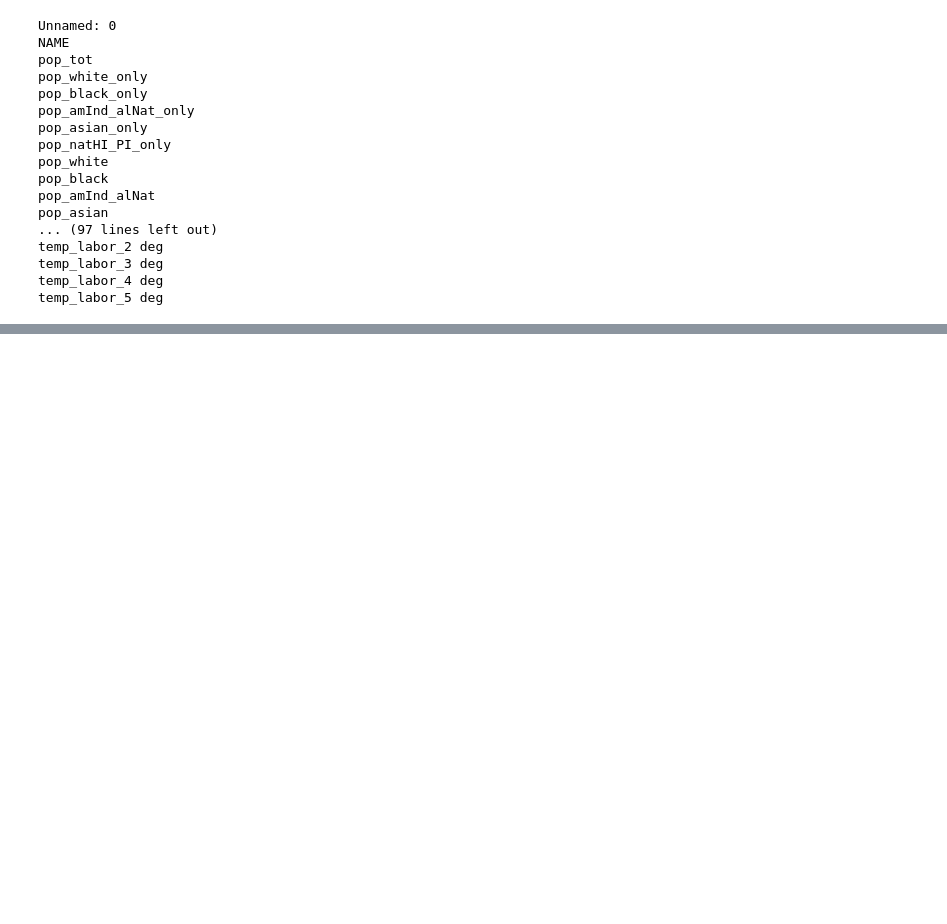
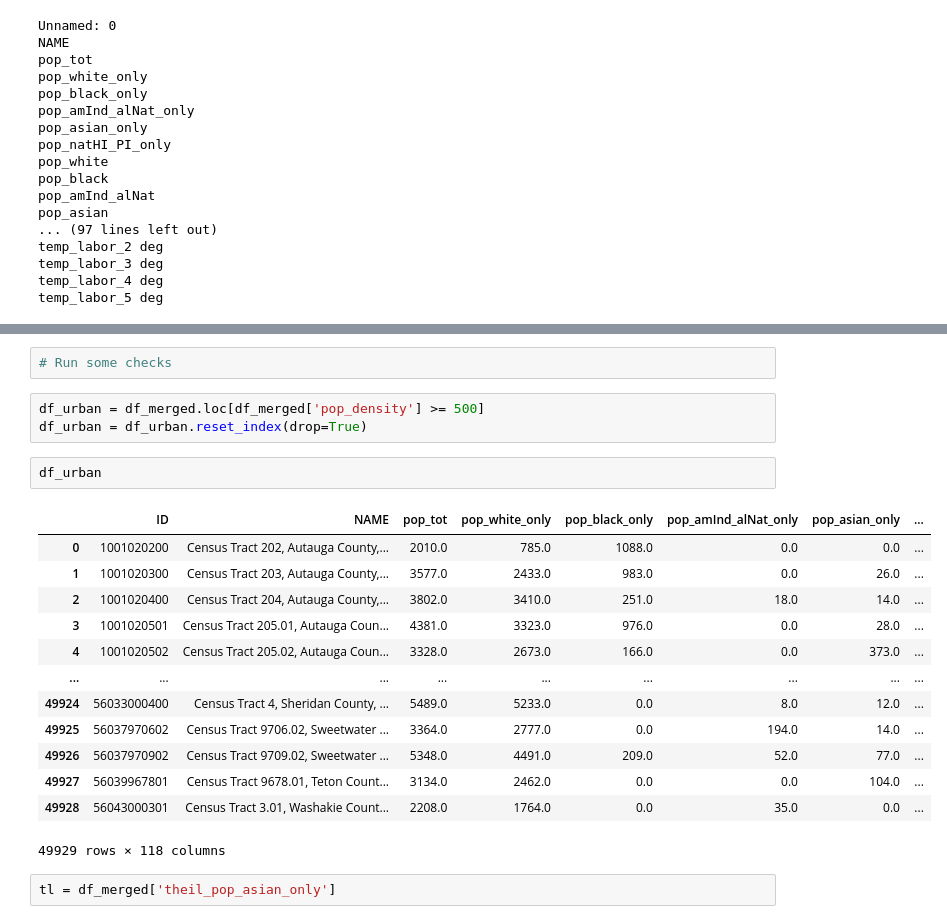
Before and after one commit to braeden-reinoso/Air-Toxin-Risk-in-Marginalized-Communities, a Jupyter notebook: data cleaning/Economic Index.ipynb, the cells around one changed output, grey strips where cells are left out. Saved outputs shown, nothing was run; the diff lists cells and outputs as text; blank space fills up the shorter version.

```diff
--- a/data cleaning/Economic Index.ipynb
+++ b/data cleaning/Economic Index.ipynb
@@ -115,3 +87,26 @@ tl = df['theil_index_contribution_income_tot']
+# %%
+# Run some checks
+# %%
+df_urban = df_merged.loc[df_merged['pop_density'] >= 500]
+df_urban = df_urban.reset_index(drop=True)
+# %%
+df_urban
+# %% [output]
+|  | ID | NAME | pop_tot | pop_white_only | pop_black_only | pop_amInd_alNat_only | pop_asian_only | ... |
+| 0 | 1001020200 | Census Tract 202, Autauga County,... | 2010.0 | 785.0 | 1088.0 | 0.0 | 0.0 | ... |
+| 1 | 1001020300 | Census Tract 203, Autauga County,... | 3577.0 | 2433.0 | 983.0 | 0.0 | 26.0 | ... |
+| 2 | 1001020400 | Census Tract 204, Autauga County,... | 3802.0 | 3410.0 | 251.0 | 18.0 | 14.0 | ... |
+| 3 | 1001020501 | Census Tract 205.01, Autauga Coun... | 4381.0 | 3323.0 | 976.0 | 0.0 | 28.0 | ... |
+| 4 | 1001020502 | Census Tract 205.02, Autauga Coun... | 3328.0 | 2673.0 | 166.0 | 0.0 | 373.0 | ... |
+| ... | ... | ... | ... | ... | ... | ... | ... | ... |
+| 49924 | 56033000400 | Census Tract 4, Sheridan County, ... | 5489.0 | 5233.0 | 0.0 | 8.0 | 12.0 | ... |
+| 49925 | 56037970602 | Census Tract 9706.02, Sweetwater ... | 3364.0 | 2777.0 | 0.0 | 194.0 | 14.0 | ... |
+| 49926 | 56037970902 | Census Tract 9709.02, Sweetwater ... | 5348.0 | 4491.0 | 209.0 | 52.0 | 77.0 | ... |
+| 49927 | 56039967801 | Census Tract 9678.01, Teton Count... | 3134.0 | 2462.0 | 0.0 | 0.0 | 104.0 | ... |
+| 49928 | 56043000301 | Census Tract 3.01, Washakie Count... | 2208.0 | 1764.0 | 0.0 | 35.0 | 0.0 | ... |
+49929 rows × 118 columns
+# %%
+tl = df_merged['theil_pop_asian_only']
 # %%
 tl.max()
 # %% [output]
```
Also changed, not shown: parts of 20 cells of this notebook, 1 other file.
